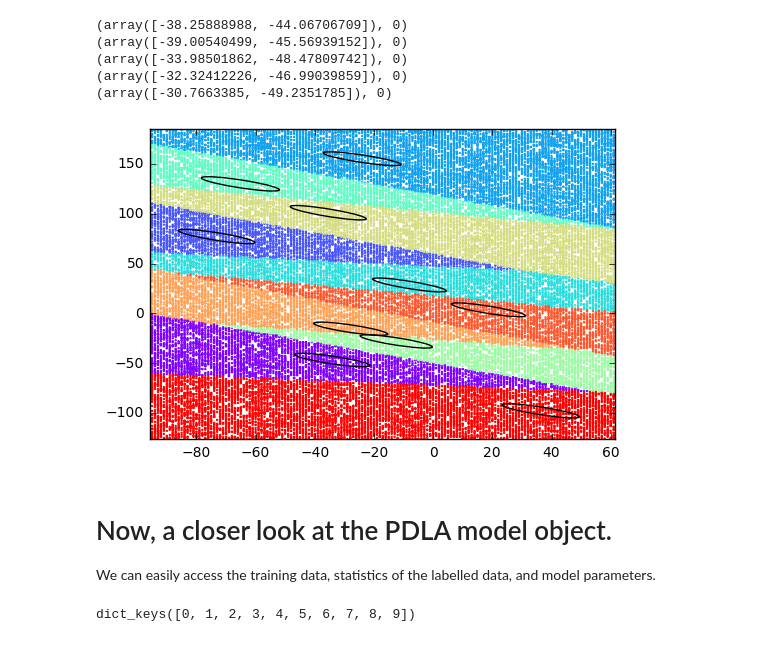
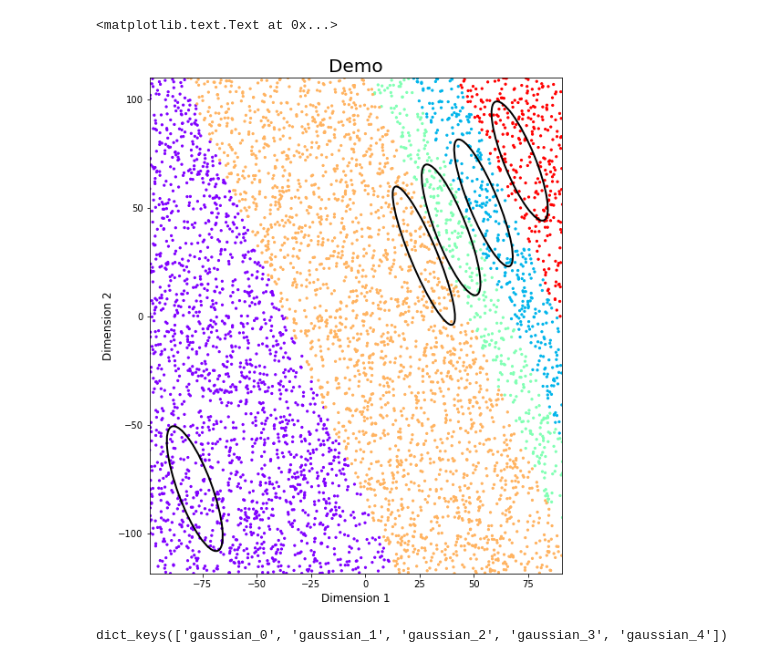
Before and after one commit to RaviSoji/plda, a Jupyter notebook: demo/model_demo.ipynb, the cells around one changed output. Saved outputs shown, nothing was run; the diff lists cells and outputs as text; code cells hidden in the pictures.

Commit message:
Updated demo code and ipython notebook to reflect new changes to code.

```diff
--- a/demo/model_demo.ipynb
+++ b/demo/model_demo.ipynb
@@ -24,13 +0,0 @@ points, labels = demo.gen_artificial_data(n_classes, n_list, n_dims)
-# %%
-data = []
-for x, y in zip(points, labels):
-    data.append((x,y))
-# %%
-for datum in data[:5]:
-    print(datum)
-# %% [output]
-(array([-38.25888988, -44.06706709]), 0)
-(array([-39.00540499, -45.56939152]), 0)
-(array([-33.98501862, -48.47809742]), 0)
-(array([-32.32412226, -46.99039859]), 0)
-(array([-30.7663385, -49.2351785]), 0)
@@ -37,17 +79,47 @@ for datum in data[:5]:
+# %%
+    n_gaussians = 5
+    sample_size = 100
+    n_dims = 2
+    n_test = 5000
+
+    # Initialize training data, task, and model.
+    np.random.seed(0)
+    train_X, train_Y = gen_training_set(n_gaussians, sample_size, n_dims)
+    task = PLDAClassification(train_X, train_Y)
+    model = PLDA(train_X, train_Y)
+
+    # Generate test data.
+    margin = np.sqrt(np.cov(train_X.T).diagonal().sum()) * .1
+    (min_x, min_y), (max_x, max_y) = np.min(train_X, axis=0) - margin,\
+                                     np.max(train_X, axis=0) + margin
+    test = np.asarray([np.random.uniform(min_x, max_x, n_test),
+                       np.random.uniform(min_y, max_y, n_test)]).T
+
+    # Classify test data using the plda model.
+    predictions, log_probs = task.predict(test, model=model,
+                                          standardize_data=True)
+    colors = cm.rainbow(np.linspace(0, 1, n_gaussians))
+    unique = np.unique(predictions)
+    c = lbls_to_clrs(predictions, [pair for pair in zip(unique, colors)])
+
+    fig, ax_arr = plt.subplots(1)
+    for label in unique:
+        idxs = predictions == label
+        plot_scatter(ax_arr, test[idxs, 0], test[idxs, 1],
+                     label=label, c=c[idxs, :], plot_training_cov=True,
+                     model=model)
+
+    (min_x, min_y), (max_x, max_y) = np.min(test, axis=0), np.max(test, axis=0)
+    ax_arr.set_xlim(min_x, max_x)
+    ax_arr.set_ylim(min_y, max_y)
+    fig.set_size_inches(10, 10)
+    plt.xlabel('Dimension 1', fontsize=12)
+    plt.ylabel('Dimension 2', fontsize=12)
+    plt.title('Demo', fontsize=20)
+# %% [output]
+<matplotlib.text.Text at 0x...>
+[figure, added]
 # %%
-model = PLDA(data, save_raw=True)
+model.data.keys()
+# %% [output]
+dict_keys(['gaussian_0', 'gaussian_1', 'gaussian_2', 'gaussian_3', 'gaussian_4'])
-# %%
-fig = plt.figure(0)
-ax = fig.add_subplot(111)
-ax = demo.plot_training_contours(model, ax, nsig=2)
-demo.plot_test_classifications(model, ax, MAP_estimate=True)
-plt.show()
-# %% [output]
-[figure, removed]
-# %% [markdown]
-# Now, a closer look at the PDLA model object.
-We can easily access the training data, statistics of the labelled data, and model parameters.
-# %%
-model.data.keys()  # These keys are the user defined class labels.
-# %% [output]
-dict_keys([0, 1, 2, 3, 4, 5, 6, 7, 8, 9])
```
Also changed, not shown: parts of 23 cells of this notebook, 1 other file.
